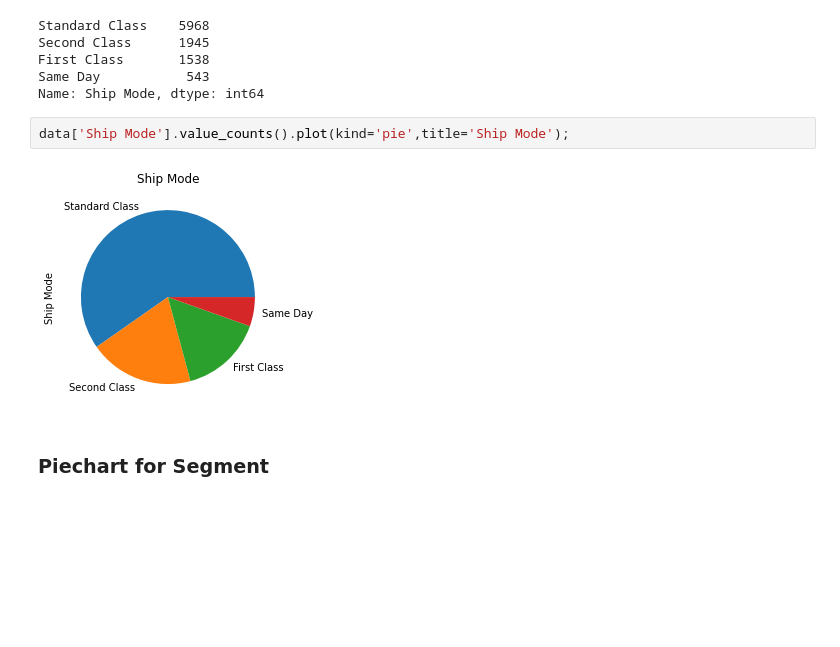
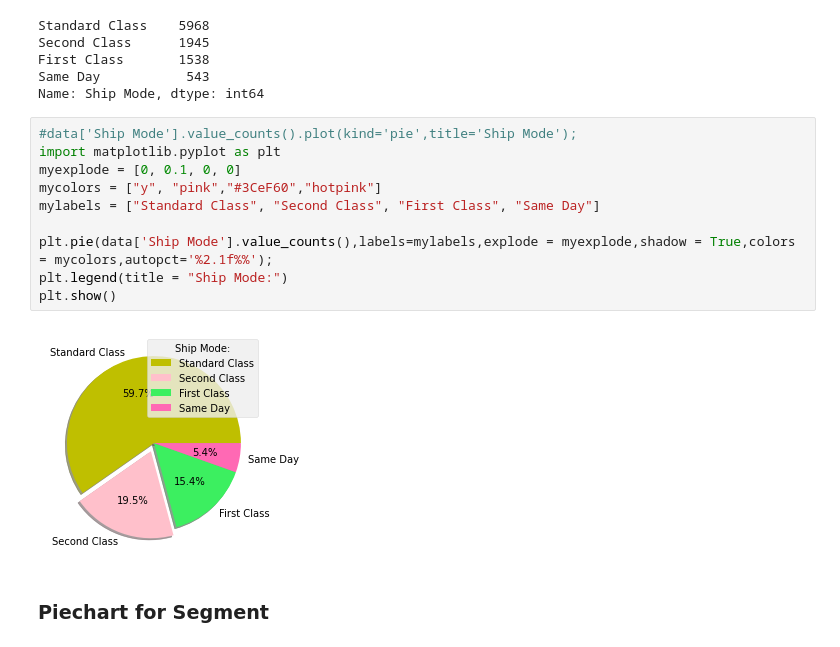
Before and after one commit to arroyoabhi/PythonTraining, a Jupyter notebook: Final_Task(Shreya).ipynb, the cells around one changed output. Drawn from its saved outputs; the diff is of its cells as text; blank space fills up the shorter version.

Commit message:
Used Matplotlib on Pie Charts

```diff
--- a/Final_Task(Shreya).ipynb
+++ b/Final_Task(Shreya).ipynb
@@ -186,10 +181,18 @@ Second Class      1945
 First Class       1538
 Same Day           543
 Name: Ship Mode, dtype: int64
-# %%
-data['Ship Mode'].value_counts().plot(kind='pie',title='Ship Mode');
-# %% [output]
-[figure, removed]
+# %%
+#data['Ship Mode'].value_counts().plot(kind='pie',title='Ship Mode');
+import matplotlib.pyplot as plt
+myexplode = [0, 0.1, 0, 0]
+mycolors = ["y", "pink","#3CeF60","hotpink"]
+mylabels = ["Standard Class", "Second Class", "First Class", "Same Day"]
+
+plt.pie(data['Ship Mode'].value_counts(),labels=mylabels,explode = myexplode,shadow = True,colors = mycolors,autopct='%2.1f%%');
+plt.legend(title = "Ship Mode:")
+plt.show()
+# %% [output]
+[figure, added]
 # %% [markdown]
 ### Piechart for Segment
 # %%
```
Also changed, not shown: parts of 10 cells of this notebook.
